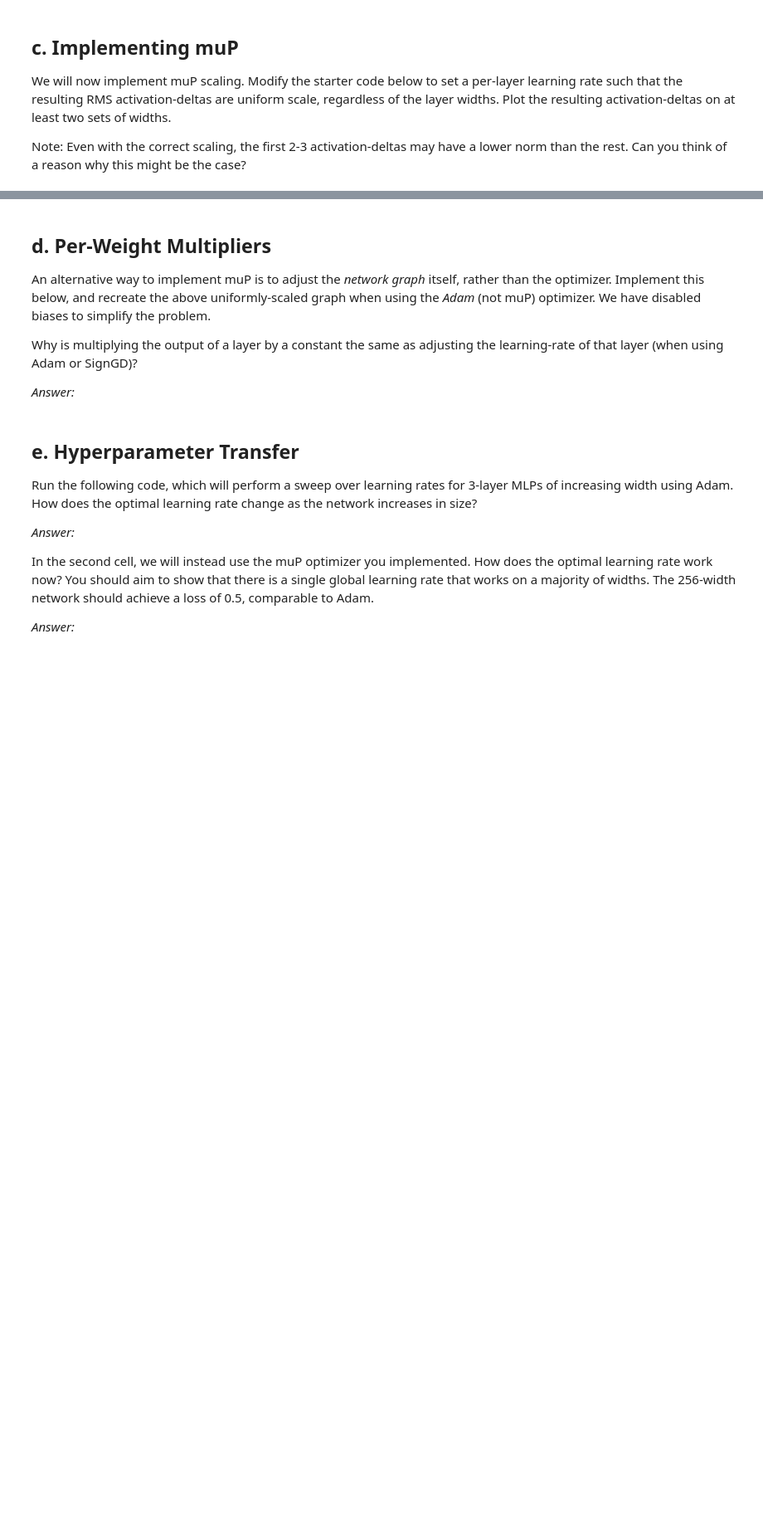
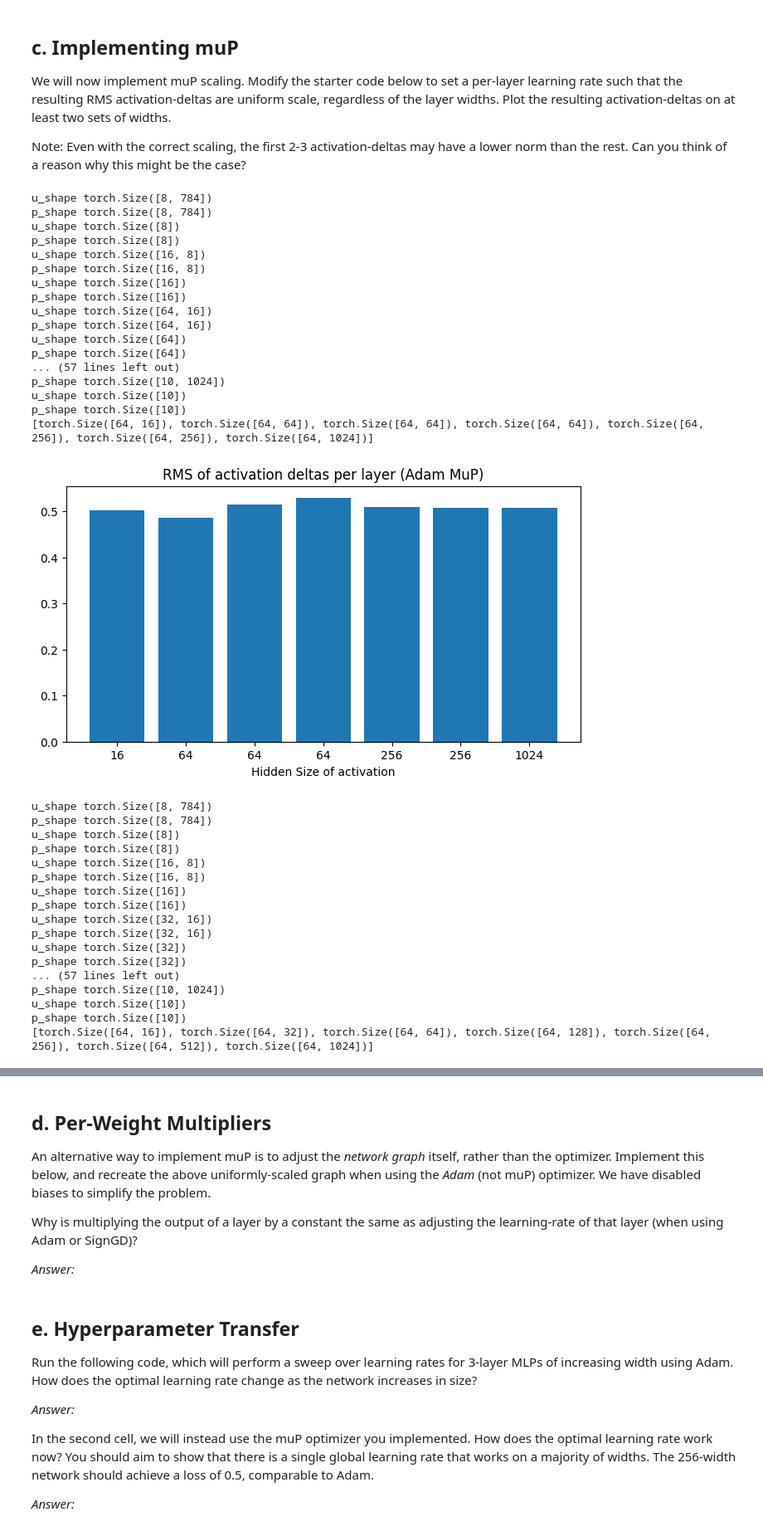
Before and after one commit to StreamSong/SegLab4OfNJU, a Jupyter notebook: hw03/code/q_mup_coding.ipynb, the cells around one changed output, grey strips where cells are left out. Shown at 83% size. Drawn from its saved outputs; the diff is of its cells as text; code cells hidden in the pictures; blank space fills up the shorter version.

```diff
--- a/hw03/code/q_mup_coding.ipynb
+++ b/hw03/code/q_mup_coding.ipynb
@@ -307,31 +285,77 @@ class SimpleAdamMuP(Optimizer):
                 if len(state) == 0: # Initialization
                     state["step"] = torch.tensor(0.0)
                     state['momentum'] = torch.zeros_like(p)
                     state['variance'] = torch.zeros_like(p)
 
                 state['step'] += 1
                 m = state['momentum']
                 m.lerp_(grad, 1-group["b1"])
                 v = state['variance']
                 v.lerp_(grad**2, 1-group["b2"])
 
                 m_hat = m / (1 - group["b1"]**state['step'])
                 v_hat = v / (1 - group["b2"]**state['step'])
                 u = m_hat / (torch.sqrt(v_hat) + 1e-16)
 
+                # print("u_shape", u.shape)
+                # print("p_shape", p.shape)
+
                 ############################
                 ### Todo: Adjust the per-layer learning rate scaling factor so per-layer RMS activation deltas are constant.
                 ### Hint for part e: The following tricks will help you retain performance when using muP scaling.
                 ###  - Treat biases as a hidden layer with size (d_out, 1). You will need to use a fudge-factor of around 0.01 -- we want to keep the change in bias terms low.
                 ###  - For the input layer, a fudge factor of 10 appears to help.
                 ###  - For the output layer, we find it is best to ignore the muP scaling, and instead use a fixed learning rate (e.g. 0.003).
                 ############################
                 lr = group['lr']
-                pass
+                if len(u.shape) == 2:
+                  if u.shape[1] == 784:
+                    lr *= 10 # fudge factor 10 for input layer
+                  elif u.shape[1] == 1024:
+                    lr *= 0.003 # fudge factor 0.003 for output layer
+                  else: lr /= u.shape[1] # divided by din
+                else:
+                  lr *= 0.01 # fudge factor 0.01 for bias
                 ############################
                 ############################
 
                 p.add_(u, alpha=-lr)
         return None
 train_one_step(optimizer=SimpleAdamMuP, lr=2, label="Adam MuP", hiddens=[8, 16, 64, 64, 64, 256, 256, 1024])
 train_one_step(optimizer=SimpleAdamMuP, lr=2, label="Adam MuP", hiddens=[8, 16, 32, 64, 128, 256, 512, 1024])
+# %% [output]
+u_shape torch.Size([8, 784])
+p_shape torch.Size([8, 784])
+u_shape torch.Size([8])
+p_shape torch.Size([8])
+u_shape torch.Size([16, 8])
+p_shape torch.Size([16, 8])
+u_shape torch.Size([16])
+p_shape torch.Size([16])
+u_shape torch.Size([64, 16])
+p_shape torch.Size([64, 16])
+u_shape torch.Size([64])
+p_shape torch.Size([64])
+... (57 lines left out)
+p_shape torch.Size([10, 1024])
+u_shape torch.Size([10])
+p_shape torch.Size([10])
+[torch.Size([64, 16]), torch.Size([64, 64]), torch.Size([64, 64]), torch.Size([64, 64]), torch.Size([64, 256]), torch.Size([64, 256]), torch.Size([64, 1024])]
+[figure, added]
+u_shape torch.Size([8, 784])
+p_shape torch.Size([8, 784])
+u_shape torch.Size([8])
+p_shape torch.Size([8])
+u_shape torch.Size([16, 8])
+p_shape torch.Size([16, 8])
+u_shape torch.Size([16])
+p_shape torch.Size([16])
+u_shape torch.Size([32, 16])
+p_shape torch.Size([32, 16])
+u_shape torch.Size([32])
+p_shape torch.Size([32])
+... (57 lines left out)
+p_shape torch.Size([10, 1024])
+u_shape torch.Size([10])
+p_shape torch.Size([10])
+[torch.Size([64, 16]), torch.Size([64, 32]), torch.Size([64, 64]), torch.Size([64, 128]), torch.Size([64, 256]), torch.Size([64, 512]), torch.Size([64, 1024])]
```
Also changed, not shown: parts of 3 cells of this notebook.
